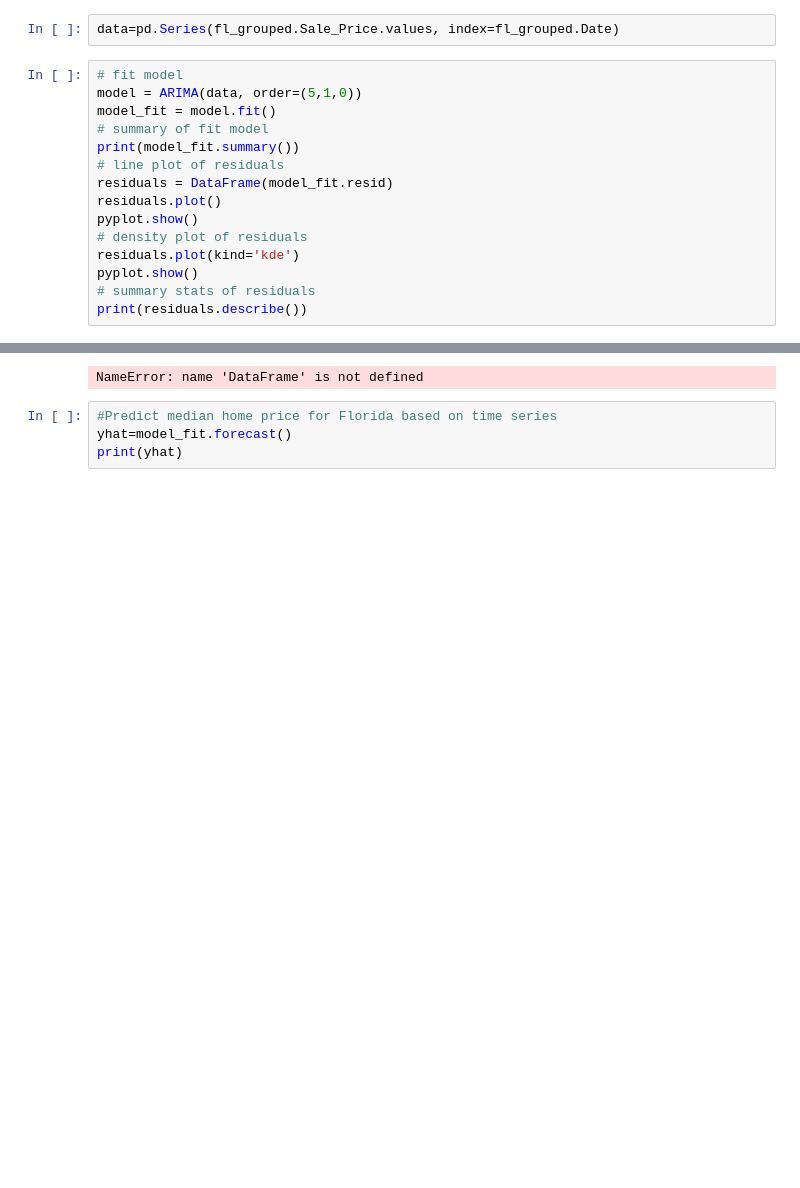
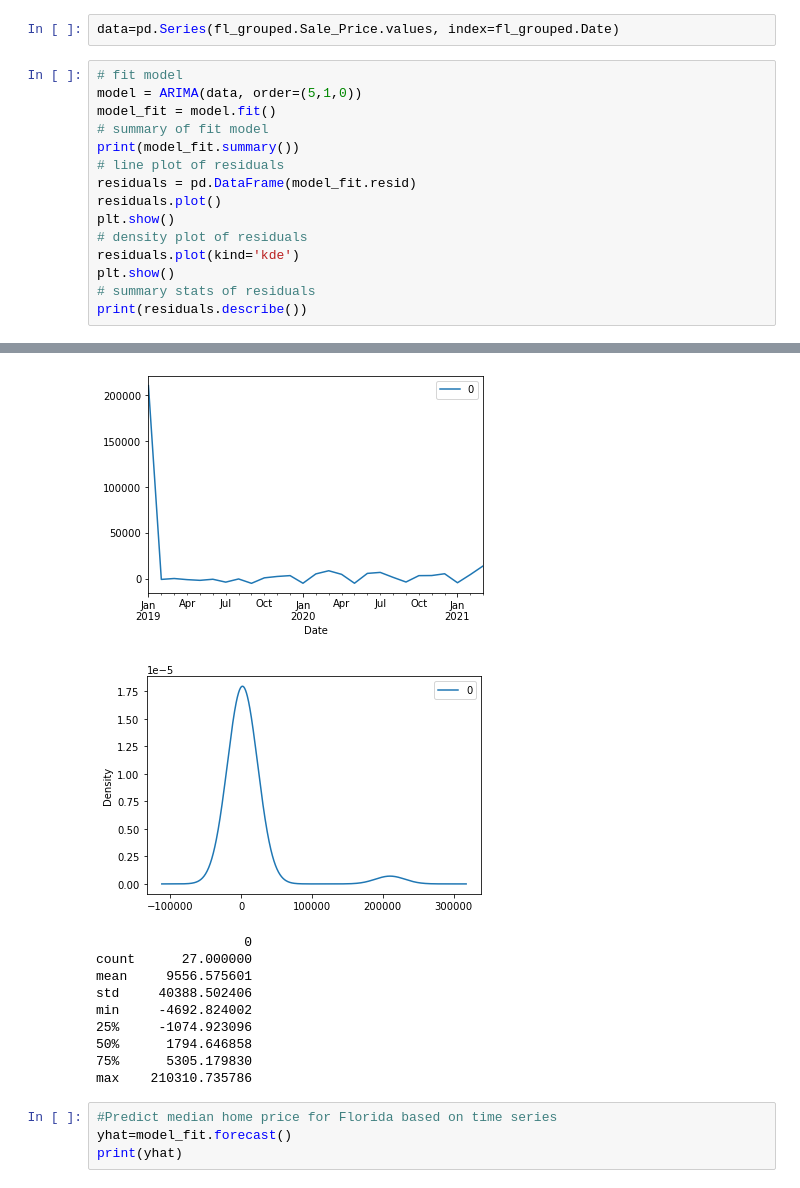
Before and after one commit to FinalProject-2021/Housing_Valuation, a Jupyter notebook: arima_test_BM.ipynb, the cells around one changed output, grey strips where cells are left out. Saved outputs shown, nothing was run; the diff lists cells and outputs as text; blank space fills up the shorter version.

```diff
--- a/arima_test_BM.ipynb
+++ b/arima_test_BM.ipynb
@@ -64,12 +64,12 @@ model_fit = model.fit()
 # summary of fit model
 print(model_fit.summary())
 # line plot of residuals
-residuals = DataFrame(model_fit.resid)
+residuals = pd.DataFrame(model_fit.resid)
 residuals.plot()
-pyplot.show()
+plt.show()
 # density plot of residuals
 residuals.plot(kind='kde')
-pyplot.show()
+plt.show()
 # summary stats of residuals
 print(residuals.describe())
 # %% [output]
@@ -82,15 +82,25 @@ Time:                        16:51:55   BIC                            536.814
 Sample:                    01-01-2019   HQIC                           531.439
                          - 03-01-2021
 Covariance Type:                  opg
 ==============================================================================
                  coef    std err          z      P>|z|      [0.025      0.975]
 ------------------------------------------------------------------------------
 ... (12 lines left out)
 
 Warnings:
 [1] Covariance matrix calculated using the outer product of gradients (complex-step).
 [2] Covariance matrix is singular or near-singular, with condition number 4.89e+32. Standard errors may be unstable.
+[figure, added]
+[figure, added]
-NameError: name 'DataFrame' is not defined
+                   0
+count      27.000000
+mean     9556.575601
+std     40388.502406
+min     -4692.824002
+25%     -1074.923096
+50%      1794.646858
+75%      5305.179830
+max    210310.735786
 # %%
 #Predict median home price for Florida based on time series
 yhat=model_fit.forecast()
```
Also changed, not shown: parts of 6 cells of this notebook.
